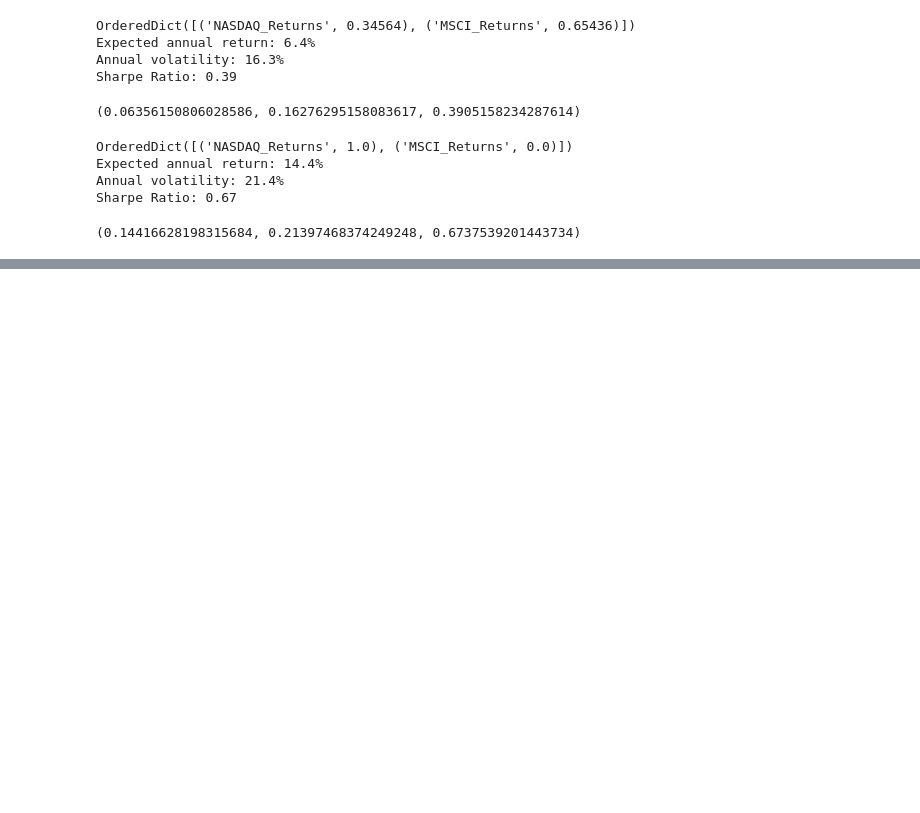
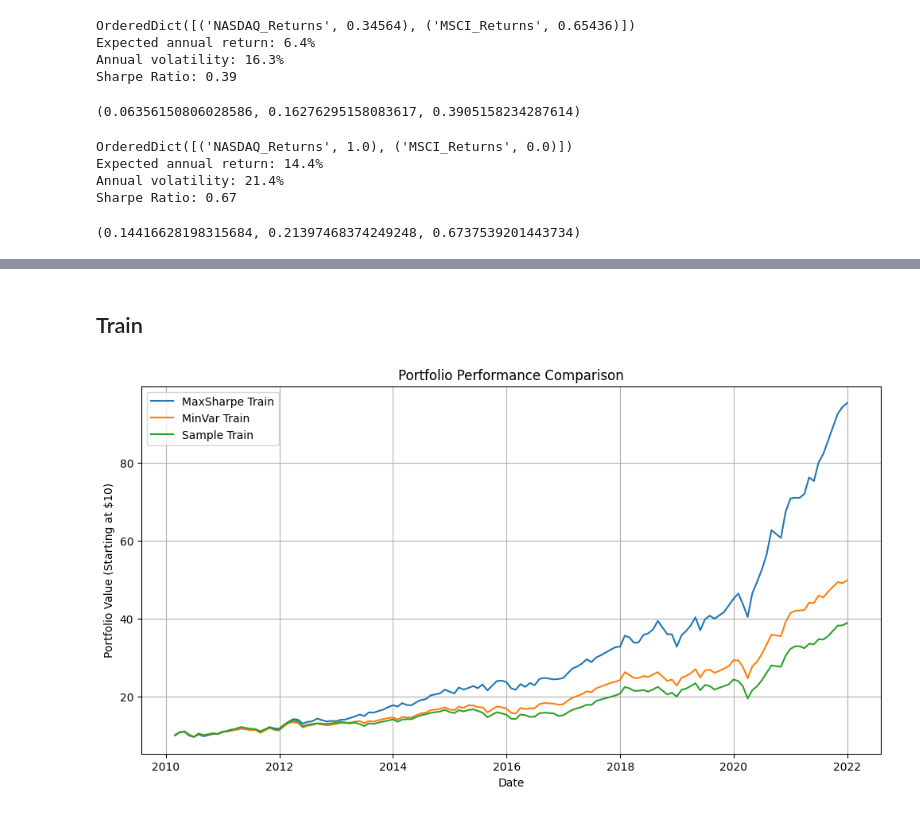
Before and after one commit to IanAndersenNg/porto-allocation-rl, a Jupyter notebook: tradfi.ipynb, the cells around one changed output, grey strips where cells are left out. Cells and saved outputs as stored; diff of their text form; code cells hidden in the pictures; blank space fills up the shorter version.

```diff
--- a/tradfi.ipynb
+++ b/tradfi.ipynb
@@ -327,0 +416,18 @@ plt.show()
+# %%
+# sample weights for verifying
+
+np.random.seed(42)  # Set a seed for reproducibility
+weights = pd.DataFrame({
+    'NASDAQ_Weights': np.random.dirichlet([1, 1], size=len(train_df_returns))[:, 0],
+    'MSCI_Weights': np.random.dirichlet([1, 1], size=len(train_df_returns))[:, 1]
+}, index=train_df_returns.index)
+weights['Weight_Sum'] = weights.sum(axis=1)
+weights['NASDAQ_Weights'] = weights['NASDAQ_Weights'] / weights['Weight_Sum']
+weights['MSCI_Weights'] = weights['MSCI_Weights'] / weights['Weight_Sum']
+# Drop the 'Weight_Sum' column since it's no longer needed
+weights = weights.drop(columns=['Weight_Sum'])
+
+# Verify that weights now sum to 1
+weights['Weight_Sum'] = weights.sum(axis=1)
+sample_train_weights = weights
+sample_train_weights
@@ -327,0 +466,50 @@ plt.show()
+# %% [markdown]
+## Train
+# %%
+
+# Calculate portfolio performance for test data
+train_df_returns = train_df.copy()  # Ensure a copy of the test DataFrame
+test_df_returns = test_df.copy()  # Ensure a copy of the test DataFrame
+
+train_df_returns['MinVar_Train'] = compute_portfolio_value_with_returns(
+    train_df_returns, min_var_train_weights, initial_investment)
+
+train_df_returns['MaxSharpe_Train'] = compute_portfolio_value_with_returns(
+    train_df_returns, max_sharpe_train_weights, initial_investment)
+
+train_df_returns['Sample_Train'] = compute_portfolio_value_with_returns(
+    train_df_returns, sample_train_weights, initial_investment
+)
+
+
+
+# Plot the portfolio performance
+plt.figure(figsize=(12, 6))
+
+# Training performance
+plt.plot(train_df_returns.index, train_df_returns['MaxSharpe_Train'], label='MaxSharpe Train')
+plt.plot(train_df_returns.index, train_df_returns['MinVar_Train'], label='MinVar Train')
+plt.plot(train_df_returns.index, train_df_returns['Sample_Train'], label='Sample Train')
+
+# # Testing performance
+# plt.plot(test_df_returns.index, test_df_returns['MinVar_Test'], label='MinVar Test', color='blue', linestyle='dashed')
+# plt.plot(test_df_returns.index, test_df_returns['MaxSharpe_Test'], label='MaxSharpe Test', color='green', linestyle='dashed')
+
+# # Add a vertical line for the split date
+# plt.axvline(pd.to_datetime('2022-01-01'), color='red', linestyle='--', label='Split Date')
+
+# Add labels, title, and legend
+plt.title('Portfolio Performance Comparison')
+plt.xlabel('Date')
+plt.ylabel('Portfolio Value (Starting at $10)')
+plt.legend()
+plt.grid()
+plt.show()
+
+# test_df_returns['MinVar_Test'] = compute_portfolio_value_with_returns(
+#     test_df_returns, min_var_test_weights, train_df_returns['MinVar_Train'].iloc[-1])
+
+# test_df_returns['MaxSharpe_Test'] = compute_portfolio_value_with_returns(
+#     test_df_returns, max_sharpe_test_weights, train_df_returns['MaxSharpe_Train'].iloc[-1])
+# %% [output]
+[figure, added]
```
Also changed, not shown: parts of 12 cells of this notebook, 1 other file.
